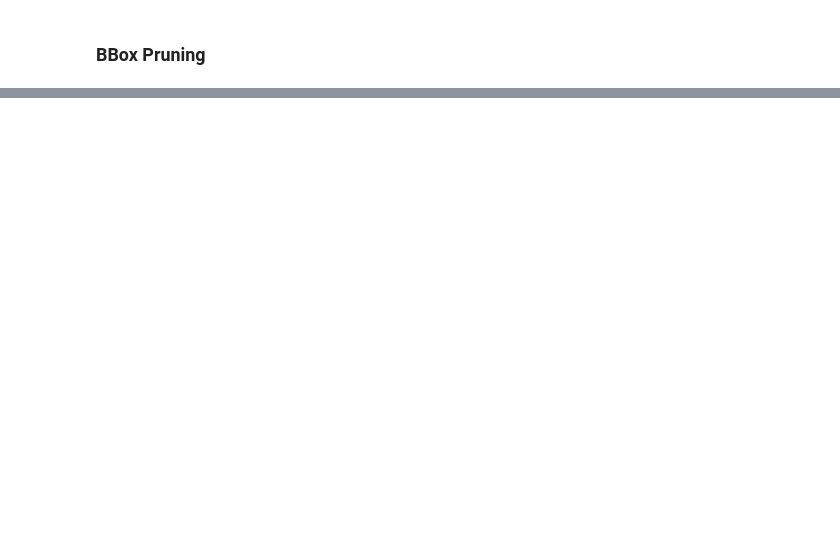
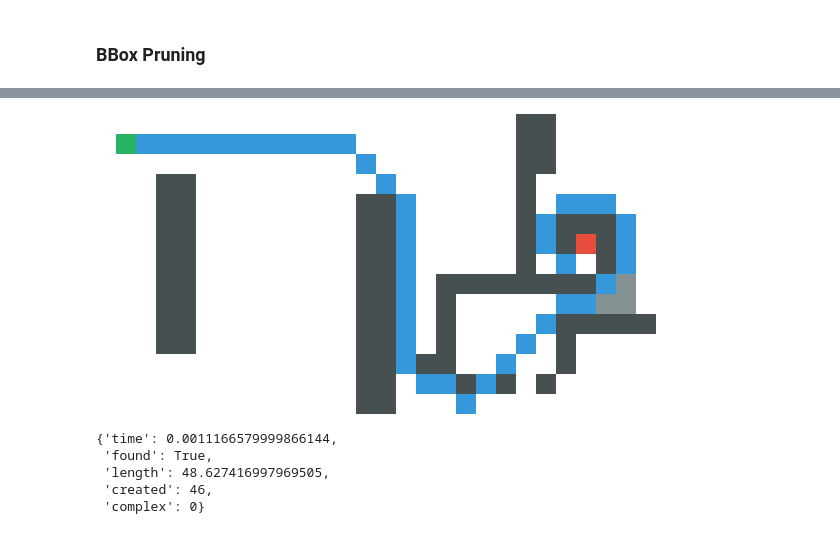
Before and after one commit to Ilyabasharov/path_planning, a Jupyter notebook: main.ipynb, the cells around one changed output, grey strips where cells are left out. Drawn from its saved outputs; the diff is of its cells as text; code cells hidden in the pictures; blank space fills up the shorter version.

```diff
--- a/main.ipynb
+++ b/main.ipynb
@@ -185,0 +271,40 @@ simpleTest(solver, findPathBase, grid, startNode, goalNode, OpenList, ClosedList
+# %%
+height = 15
+width = 30
+mapstr = '''
+. . . . . . . . . . . . . . . . . . . . . # # . . . . . . .
+. . . . . . . . . . . . . . . . . . . . . # # . . . . . . .
+. . . . . . . . . . . . . . . . . . . . . # # . . . . . . .
+. . . # # . . . . . . . . . . . . . . . . # . . . . . . . .
+. . . # # . . . . . . . . # # . . . . . . # . . . . . . . .
+. . . # # . . . . . . . . # # . . . . . . # . # # # . . . .
+. . . # # . . . . . . . . # # . . . . . . # . # . # . . . .
+. . . # # . . . . . . . . # # . . . . . . # . . . # . . . .
+. . . # # . . . . . . . . # # . . # # # # # # # # . . . . .
+. . . # # . . . . . . . . # # . . # . . . . . . . . . . . .
+. . . # # . . . . . . . . # # . . # . . . . . # # # # # . .
+. . . # # . . . . . . . . # # . . # . . . . . # . . . . . .
+. . . . . . . . . . . . . # # . # # . . . . . # . . . . . .
+. . . . . . . . . . . . . # # . . . # . # . # . . . . . . .
+. . . . . . . . . . . . . # # . . . . . . . . . . . . . . .
+'''
+iStart = 1
+jStart = 1
+iGoal = 6
+jGoal = 24
+# %%
+startNode = Node(iStart, jStart)
+goalNode = Node(iGoal, jGoal)
+grid = GridMap().readFromString(mapstr, width, height)
+# %%
+prune = BBoxPruning()
+solver = AStar(diagonalDistance, prune)
+solver.doPreprocess(grid)
+simpleTest(solver, findPathBase, grid, startNode, goalNode, OpenList, ClosedList)
+# %% [output]
+[figure, added]
+{'time': 0.0011166579999866144,
+ 'found': True,
+ 'length': 48.627416997969505,
+ 'created': 46,
+ 'complex': 0}
```
Also changed, not shown: parts of 18 cells of this notebook, 14 other files.
